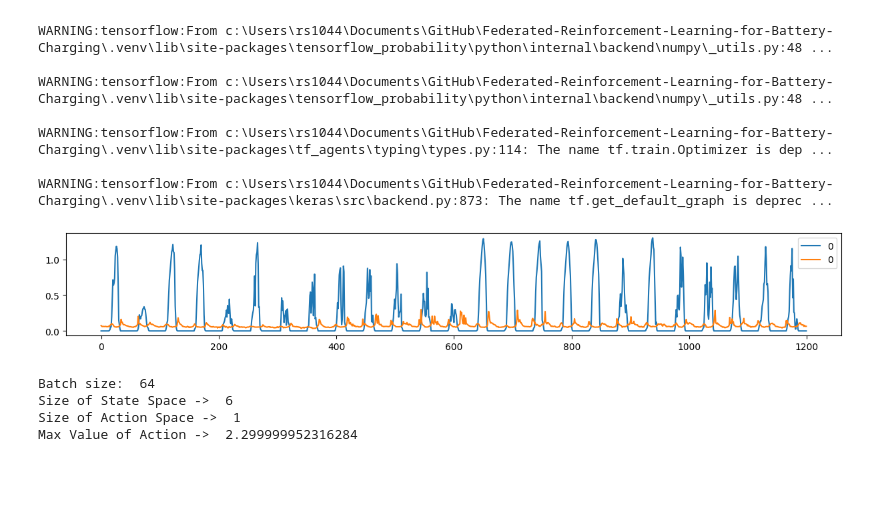
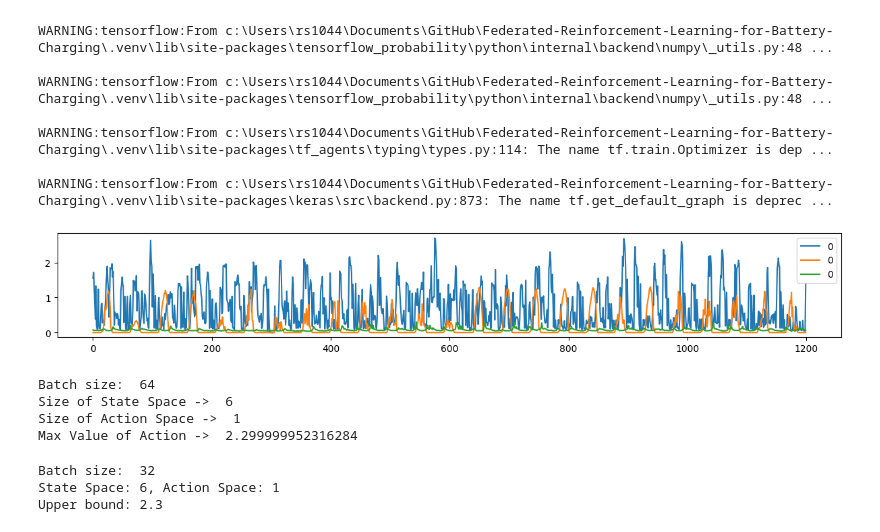
Before and after one commit to JonasSievers/Federated-Reinforcement-Learning-for-Battery-Charging, a Jupyter notebook: src/notebooks/DDPG_locallearning.ipynb, the cells around one changed output. Drawn from its saved outputs; the diff is of its cells as text; code cells hidden in the pictures; blank space fills up the shorter version.

Commit message:
Test LR

```diff
--- a/src/notebooks/DDPG_locallearning.ipynb
+++ b/src/notebooks/DDPG_locallearning.ipynb
@@ -34,18 +37,31 @@ WARNING:tensorflow:From c:\Users\rs1044\Documents\GitHub\Federated-Reinforcement
 WARNING:tensorflow:From c:\Users\rs1044\Documents\GitHub\Federated-Reinforcement-Learning-for-Battery-Charging\.venv\lib\site-packages\keras\src\backend.py:873: The name tf.get_default_graph is deprec ...
 # %%
 # Load data
-customer = 1
+# To Dos: Clean data handler (not 2 methods), scaling, no missing data at some users
+num_buildings = 1
+building_data = {}
+path = '../../data/'
+for idx in range(num_buildings):
+    data_train = DL.get_customer_data(DL.loadData(path+'load1011.csv'), DL.loadPrice(path+'price_wo_outlier.csv'), customer=idx+1)
+    data_eval = DL.get_customer_data(DL.loadData(path+'load1112_wo_leap.csv'), DL.loadPrice(path+'price_wo_outlier.csv'), customer=idx+1)
+    data_test = DL.get_customer_data(DL.loadData(path+'load1213.csv'), DL.loadPrice(path+'price_wo_outlier.csv'), customer=idx+1)
 
-data_train = DL.get_customer_data(DL.loadData('../../data/load1011.csv'), DL.loadPrice('../../data/price_wo_outlier.csv'), DL.loadMix("../../data/fuel2021.csv"), customer)
-data_eval = DL.get_customer_data(DL.loadData('../../data/load1112_wo_leap.csv'), DL.loadPrice('../../data/price_wo_outlier.csv'), DL.loadMix("../../data/fuel2122.csv"), customer)
-data_test = DL.get_customer_data(DL.loadData('../../data/load1213.csv'), DL.loadPrice('../../data/price_wo_outlier.csv'), DL.loadMix("../../data/fuel2223.csv"), customer)
+    # Store data in the dictionary
+    building_data[f"building_{idx}"] = {
+        'train': {'load': data_train[0], 'pv': data_train[1], 'price': data_train[2]},
+        'eval': {'load': data_eval[0], 'pv': data_eval[1], 'price': data_eval[2]},
+        'test': {'load': data_test[0], 'pv': data_test[1], 'price': data_test[2]}
+    }
 
+# Plotting
 fig, ax = plt.subplots(figsize=(15,2))
-data_train[1][:1200].plot(label='PV', ax=ax)
-data_train[2][:1200].plot(label='Price', ax=ax)
+building_data[f"building_{0}"]['train']['load'][:1200].plot(label='Load', ax=ax)
+building_data[f"building_{0}"]['train']['pv'][:1200].plot(label='PV', ax=ax)
+building_data[f"building_{0}"]['train']['price'][:1200].plot(label='Price', ax=ax)
+plt.legend()
 plt.show()
 # %% [output]
-[figure, old version]
+[figure, new version]
 # %%
 batch_size = 64
 
@@ -188,0 +93,40 @@ collect_driver = dynamic_step_driver.DynamicStepDriver(
+# %%
+# Setup Environments
+
+batch_size = 32
+
+tf_env_train = tf_py_environment.TFPyEnvironment(batched_py_environment.BatchedPyEnvironment(
+    [create_battery_env(
+        building_data[f"building_{0}"]['train']['load'],
+        building_data[f"building_{0}"]['train']['pv'],
+        building_data[f"building_{0}"]['train']['price'])
+        for _ in range(batch_size)]
+    )
+)
+
+
+tf_env_eval = tf_py_environment.TFPyEnvironment(batched_py_environment.BatchedPyEnvironment(
+    [create_battery_env(
+        building_data[f"building_{0}"]['eval']['load'],
+        building_data[f"building_{0}"]['eval']['pv'],
+        building_data[f"building_{0}"]['eval']['price'])
+        for _ in range(batch_size)]
+    )
+)
+
+tf_env_test = tf_py_environment.TFPyEnvironment(batched_py_environment.BatchedPyEnvironment(
+    [create_battery_env(
+        building_data[f"building_{0}"]['test']['load'],
+        building_data[f"building_{0}"]['test']['pv'],
+        building_data[f"building_{0}"]['test']['price'])
+        for _ in range(batch_size)]
+    )
+)
+
+print("Batch size: ", tf_env_train.batch_size)
+print("State Space: {}, Action Space: {}".format(tf_env_train.observation_spec().shape[0], tf_env_train.action_spec().shape[0])) #SoE, price, price forecast 1-6
+print("Upper bound: {}".format(round(tf_env_train.action_spec().maximum.item(), 3)))
+# %% [output]
+Batch size:  32
+State Space: 6, Action Space: 1
+Upper bound: 2.3
```
Also changed, not shown: parts of 9 cells of this notebook, 6 other files.
